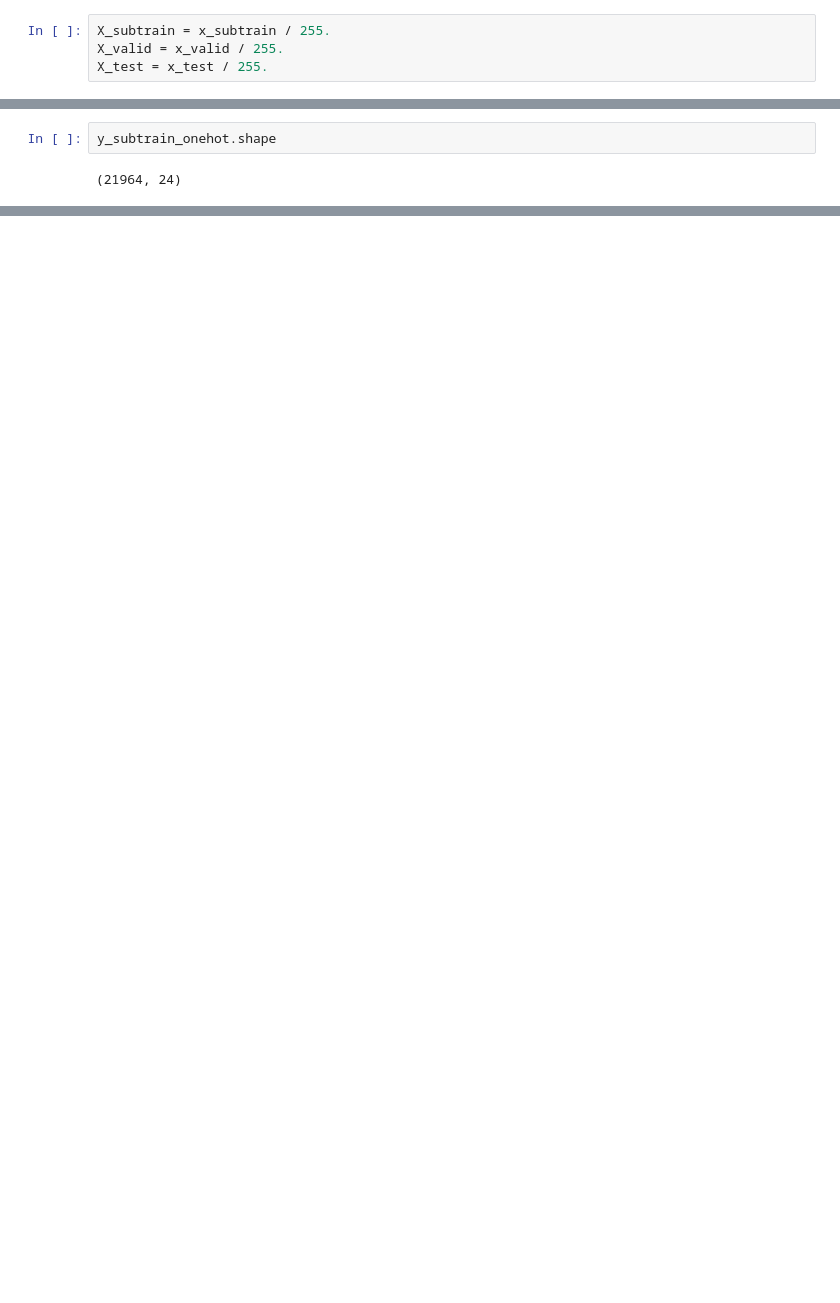
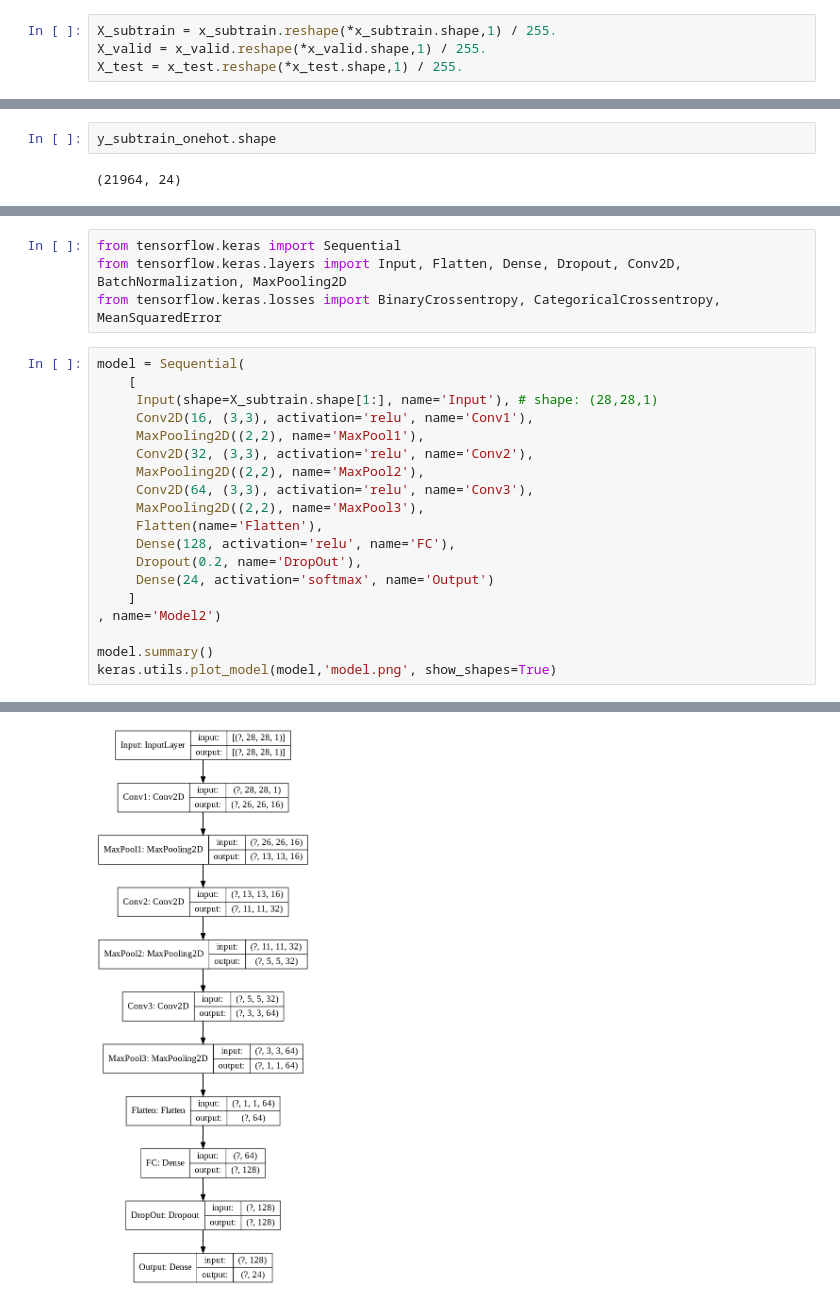
Before and after one commit to MohammadRaziei/Deep-Learning-Cource, a Jupyter notebook: HW03/Q7/HW03_Q7.ipynb, the cells around one changed output, grey strips where cells are left out. Saved outputs shown, nothing was run; the diff lists cells and outputs as text; blank space fills up the shorter version.

```diff
--- a/HW03/Q7/HW03_Q7.ipynb
+++ b/HW03/Q7/HW03_Q7.ipynb
@@ -153,9 +153,9 @@ x_valid.shape:     (7172, 28, 28)     ,y_valid.shape:    (5491,)
 # %% [markdown]
 Normalize:
 # %%
-X_subtrain = x_subtrain / 255.
-X_valid = x_valid / 255.
-X_test = x_test / 255.
+X_subtrain = x_subtrain.reshape(*x_subtrain.shape,1) / 255.
+X_valid = x_valid.reshape(*x_valid.shape,1) / 255.
+X_test = x_test.reshape(*x_test.shape,1) / 255.
 # %% [markdown]
 ## Part F
 # %% [markdown]
@@ -177,0 +180,24 @@ y_subtrain_onehot.shape
+# %%
+from tensorflow.keras import Sequential
+from tensorflow.keras.layers import Input, Flatten, Dense, Dropout, Conv2D, BatchNormalization, MaxPooling2D
+from tensorflow.keras.losses import BinaryCrossentropy, CategoricalCrossentropy, MeanSquaredError
+# %%
+model = Sequential(
+    [
+     Input(shape=X_subtrain.shape[1:], name='Input'), # shape: (28,28,1)
+     Conv2D(16, (3,3), activation='relu', name='Conv1'),
+     MaxPooling2D((2,2), name='MaxPool1'),
+     Conv2D(32, (3,3), activation='relu', name='Conv2'),
+     MaxPooling2D((2,2), name='MaxPool2'),
+     Conv2D(64, (3,3), activation='relu', name='Conv3'),
+     MaxPooling2D((2,2), name='MaxPool3'),
+     Flatten(name='Flatten'),
+     Dense(128, activation='relu', name='FC'),
+     Dropout(0.2, name='DropOut'),
+     Dense(24, activation='softmax', name='Output')
+    ]
+, name='Model2')
+
+model.summary()
+keras.utils.plot_model(model,'model.png', show_shapes=True)
+# %% [output]
@@ -177,0 +221 @@ y_subtrain_onehot.shape
+[figure, added]
```
Also changed, not shown: parts of 13 cells of this notebook.
